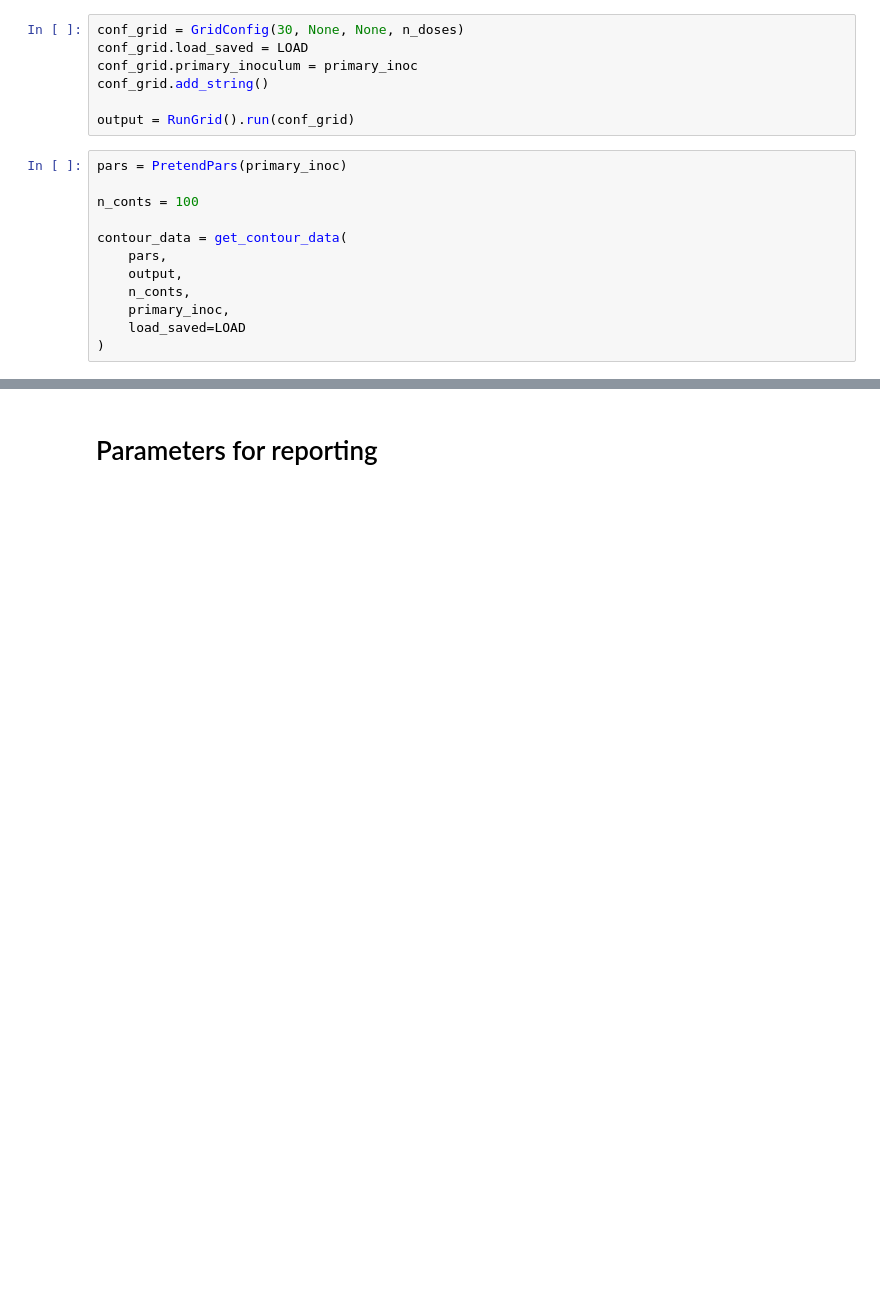
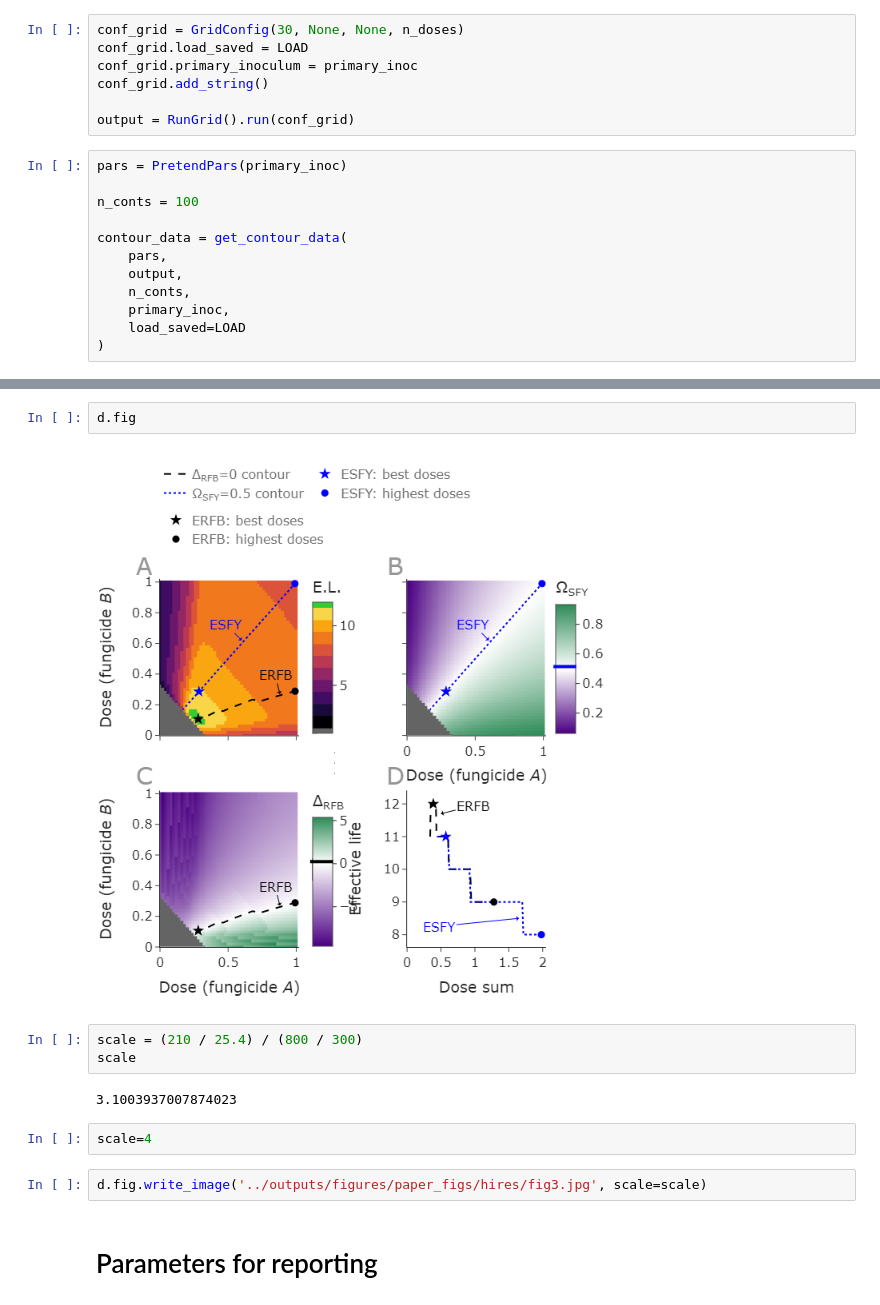
Before and after one commit to nt409/HRHR, a Jupyter notebook: notebooks/006_dose_space_fig.ipynb, the cells around one changed output, grey strips where cells are left out. Drawn from its saved outputs; the diff is of its cells as text; blank space fills up the shorter version.

```diff
--- a/notebooks/006_dose_space_fig.ipynb
+++ b/notebooks/006_dose_space_fig.ipynb
@@ -53,3 +52,16 @@ saving figure to:
+# %%
+d.fig
+# %% [output]
+[figure, added]
+# %%
+scale = (210 / 25.4) / (800 / 300)
+scale
+# %% [output]
+3.1003937007874023
+# %%
+scale=4
+# %%
+d.fig.write_image('../outputs/figures/paper_figs/hires/fig3.jpg', scale=scale)
 # %% [markdown]
 # Parameters for reporting
 # %%
```
Also changed, not shown: parts of 1 cell of this notebook, 10 other files.
